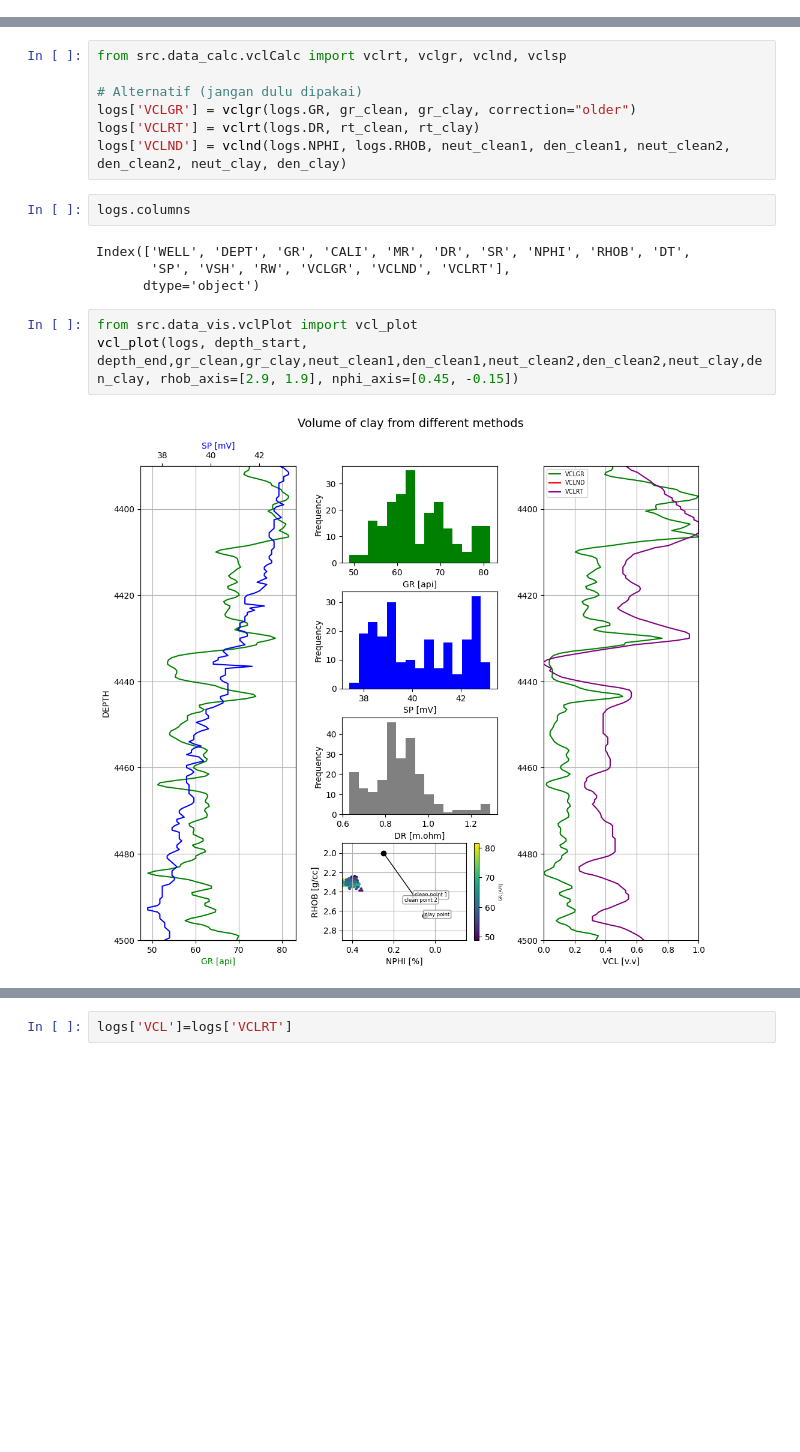
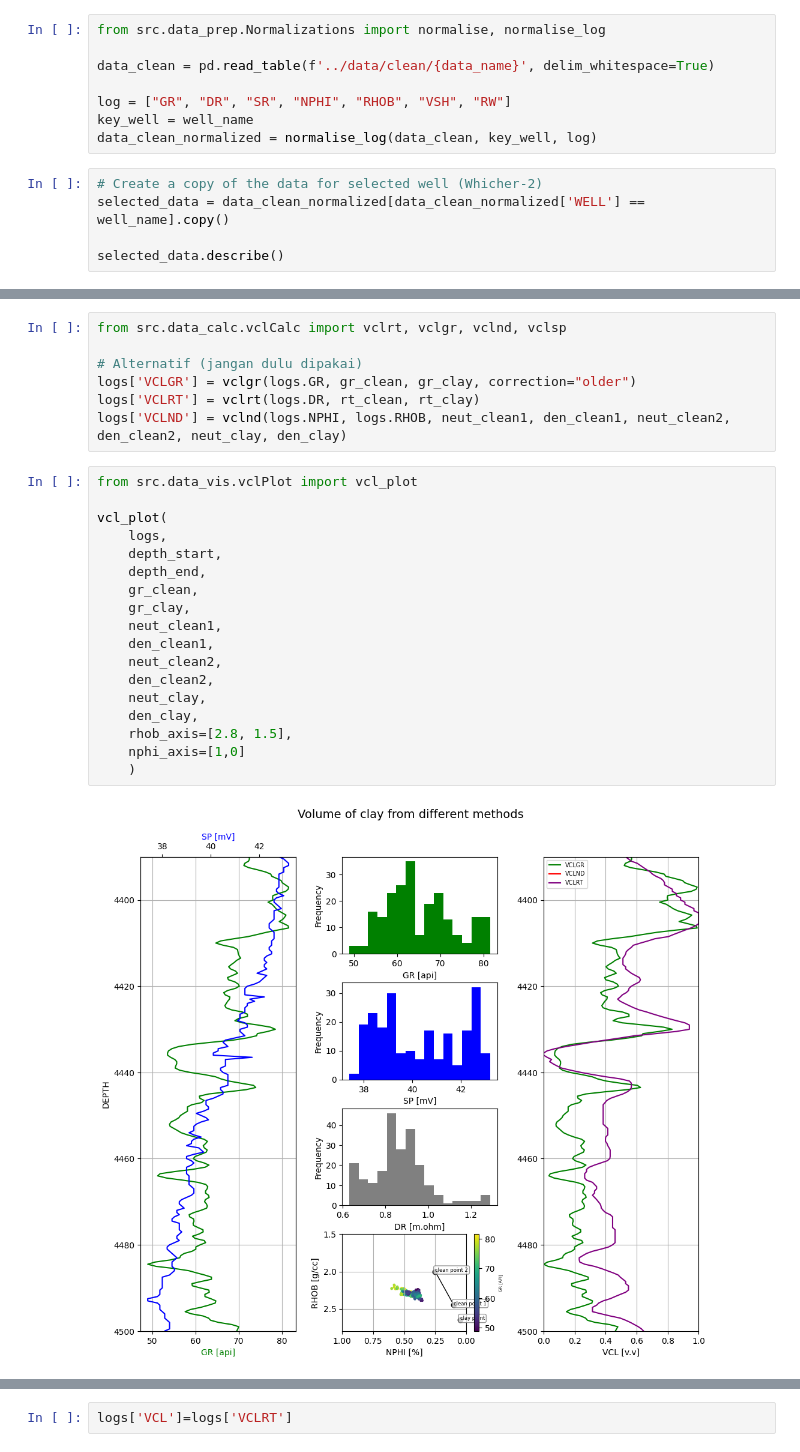
Before and after one commit to thelifeofpatts/Basic-WellLog-Interpretation, a Jupyter notebook: notebooks/BWLI_Mod_v3.ipynb, the cells around one changed output, grey strips where cells are left out. Drawn from its saved outputs; the diff is of its cells as text; blank space fills up the shorter version.

```diff
--- a/notebooks/BWLI_Mod_v3.ipynb
+++ b/notebooks/BWLI_Mod_v3.ipynb
@@ -84,0 +155,13 @@ selected_data.describe()
+# %%
+from src.data_prep.Normalizations import normalise, normalise_log
+
+data_clean = pd.read_table(f'../data/clean/{data_name}', delim_whitespace=True)
+
+log = ["GR", "DR", "SR", "NPHI", "RHOB", "VSH", "RW"]
+key_well = well_name
+data_clean_normalized = normalise_log(data_clean, key_well, log)
+# %%
+# Create a copy of the data for selected well (Whicher-2)
+selected_data = data_clean_normalized[data_clean_normalized['WELL'] == well_name].copy()
+
+selected_data.describe()
@@ -217,17 +318,26 @@ from src.data_calc.vclCalc import vclrt, vclgr, vclnd, vclsp
 logs['VCLGR'] = vclgr(logs.GR, gr_clean, gr_clay, correction="older")
 logs['VCLRT'] = vclrt(logs.DR, rt_clean, rt_clay)
 logs['VCLND'] = vclnd(logs.NPHI, logs.RHOB, neut_clean1, den_clean1, neut_clean2, den_clean2, neut_clay, den_clay)
-# %%
-logs.columns
-# %% [output]
-Index(['WELL', 'DEPT', 'GR', 'CALI', 'MR', 'DR', 'SR', 'NPHI', 'RHOB', 'DT',
-       'SP', 'VSH', 'RW', 'VCLGR', 'VCLND', 'VCLRT'],
-      dtype='object')
 # %%
 from src.data_vis.vclPlot import vcl_plot
-vcl_plot(logs, depth_start, depth_end,gr_clean,gr_clay,neut_clean1,den_clean1,neut_clean2,den_clean2,neut_clay,den_clay, rhob_axis=[2.9, 1.9], nphi_axis=[0.45, -0.15])
+
+vcl_plot(
+    logs,
+    depth_start,
+    depth_end,
+    gr_clean,
+    gr_clay,
+    neut_clean1,
+    den_clean1,
+    neut_clean2,
+    den_clean2,
+    neut_clay,
+    den_clay,
+    rhob_axis=[2.8, 1.5],
+    nphi_axis=[1,0]
+    )
 # %% [output]
-[figure, old version]
+[figure, new version]
 # %%
 custom_interpretation_plot(logs, depth_start, depth_end, "VCLGR", "VCLND", "VCLRT", units=["v.v", "v.v", "v.v"])
 # %% [output]
```
Also changed, not shown: parts of 62 cells of this notebook, 10 other files.
